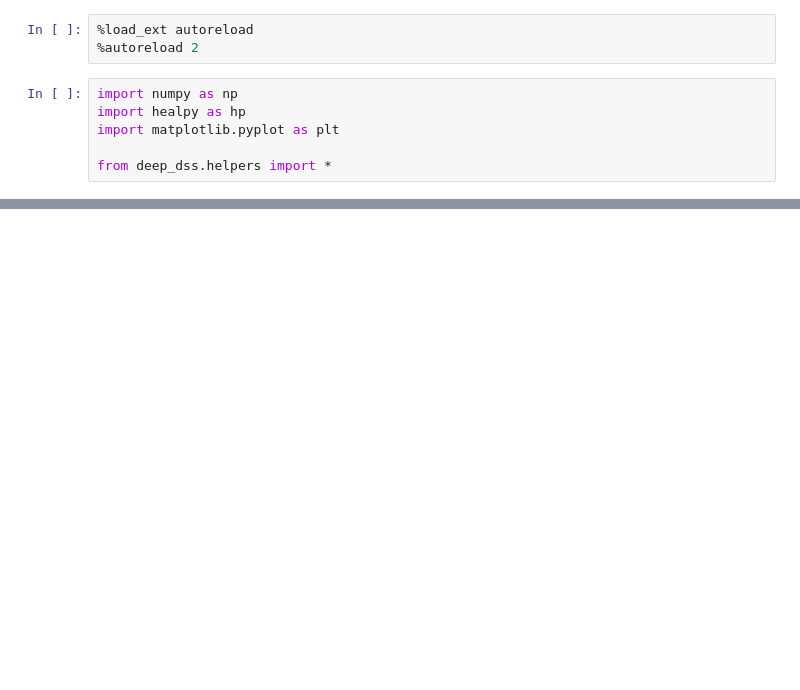
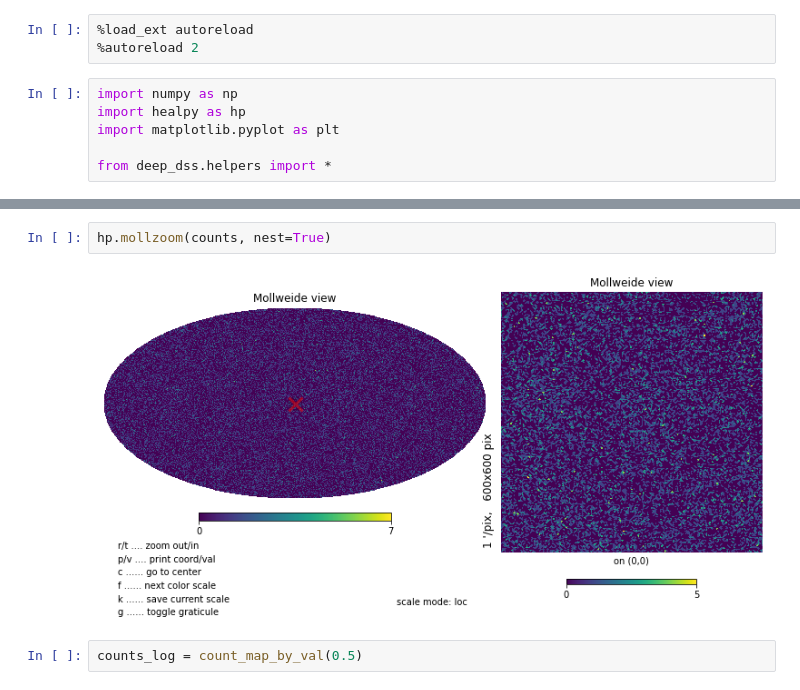
Before and after one commit to adiraju21s/deep_dss, a Jupyter notebook: notebooks/FLASK v3.ipynb, the cells around one changed output, grey strips where cells are left out. Saved outputs shown, nothing was run; the diff lists cells and outputs as text; blank space fills up the shorter version.

```diff
--- a/notebooks/FLASK v3.ipynb
+++ b/notebooks/FLASK v3.ipynb
@@ -13,0 +12,6 @@ TypeError: read_map() got an unexpected keyword argument 'gaussian'
+# %%
+hp.mollzoom(counts, nest=True)
+# %% [output]
+[figure, added]
+# %%
+counts_log = count_map_by_val(0.5)
```
Also changed, not shown: parts of 3 cells of this notebook, 1 other file.
